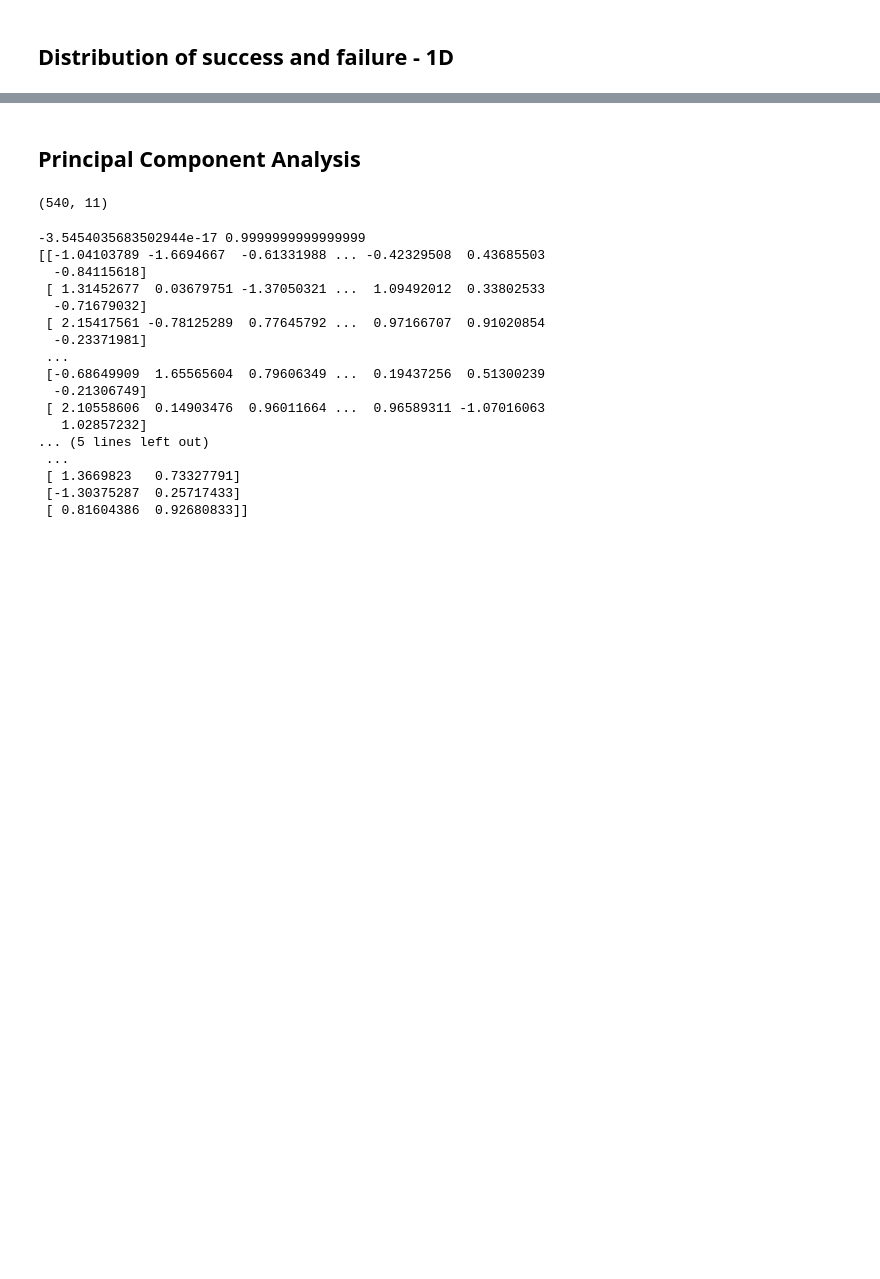
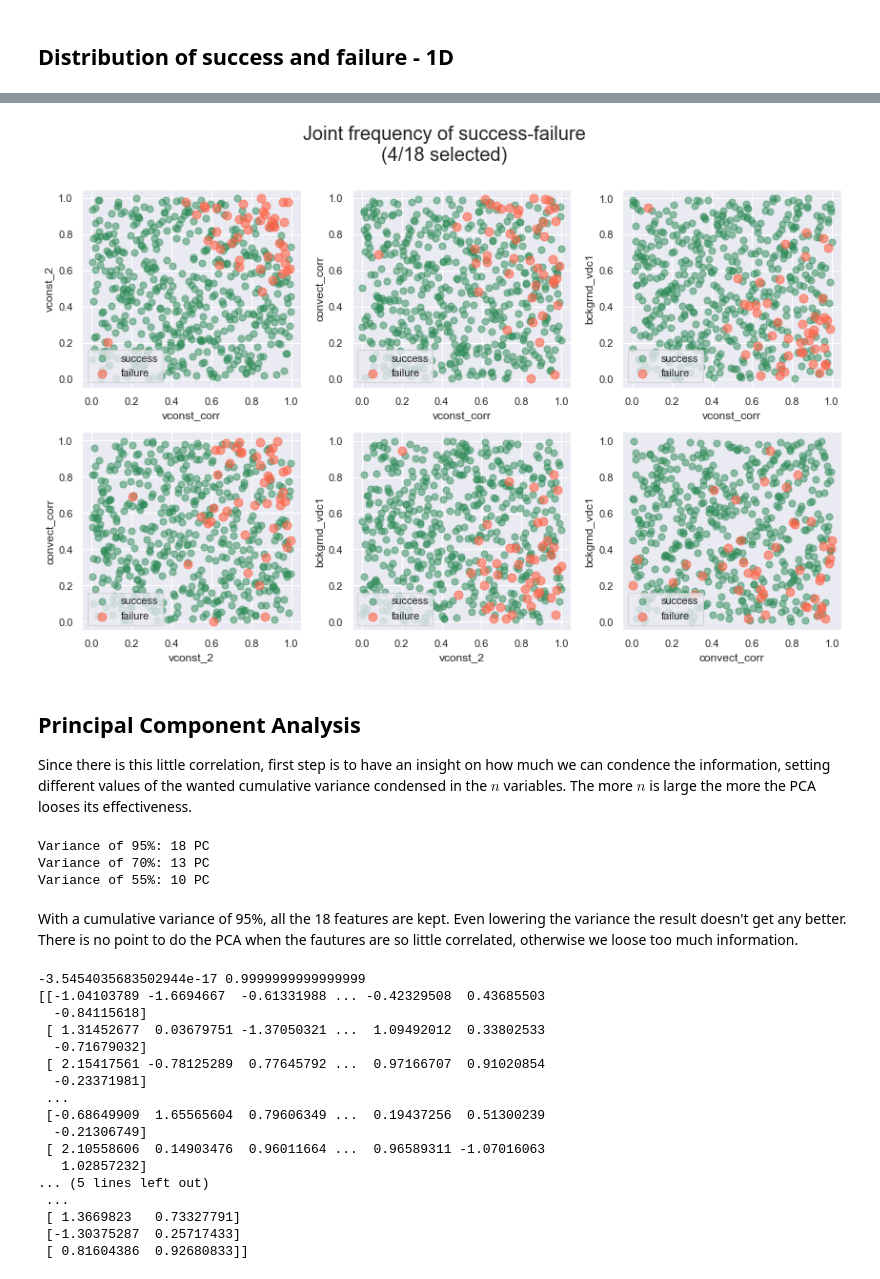
Before and after one commit to adelezaini/MachineLearning, a Jupyter notebook: Projects/Project3/Dataset_analysis.ipynb, the cells around one changed output, grey strips where cells are left out. Saved outputs shown, nothing was run; the diff lists cells and outputs as text; code cells hidden in the pictures; blank space fills up the shorter version.

```diff
--- a/Projects/Project3/Dataset_analysis.ipynb
+++ b/Projects/Project3/Dataset_analysis.ipynb
@@ -97,21 +139,59 @@ plt.show()
+# %%
+fig, axes = plt.subplots(2,3,figsize=(12,8))
+ax = axes.ravel()
+
+fs=features_sel
+c=0
+for i in range(len(fs)):
+
+    for j in range(i+1,len(fs)):
+
+        ax[c].scatter(successes[fs[i]], successes[fs[j]], marker='o', s=50,color="seagreen", alpha =0.5, label ="success")
+        ax[c].scatter(failures[fs[i]], failures[fs[j]], marker='o', s=80,color="tomato", alpha =0.6, label = "failure")
+        #ax[c].set_title(col)
+        ax[c].set_xlabel(fs[i])
+        ax[c].set_ylabel(fs[j])
+        ax[c].legend(loc =3)
+        c += 1
+
+plt.suptitle("Joint frequency of success-failure\n(4/18 selected)", size=20, y=1)
+fig.tight_layout()
+plt.grid(False)
+plt.savefig('Figures/Dataset/distributions_2D_sel.png',dpi =100)
+plt.show()
+# %% [output]
+[figure, added]
 # %% [markdown]
 ## Principal Component Analysis
+
+Since there is this little correlation, first step is to have an insight on how much we can condence the information, setting different values of the wanted cumulative variance condensed in the $n$ variables. The more $n$ is large the more the PCA looses its effectiveness.
-# %%
-from sklearn.decomposition import PCA, KernelPCA
-from sklearn.preprocessing import StandardScaler
-
-x = data.values
-x = StandardScaler().fit_transform(x) # normalizing the features
-
-pca = PCA(n_components=0.60)
-x_reduced = pca.fit_transform(x)
-
-#rbf_pca = KernelPCA(n_components = 0.95, kernel="rbf", gamma=0.04)
-#x_reduced = rbf_pca.fit_transform(x)
-
-np.shape(x_reduced)
-# %% [output]
-(540, 11)
+# %%
+from sklearn.decomposition import PCA, KernelPCA
+from sklearn.preprocessing import StandardScaler
+
+x = data.values
+x = StandardScaler().fit_transform(x) # normalizing the features
+
+pca = PCA(n_components=0.95)
+x_reduced = pca.fit_transform(x)
+
+print("Variance of 95%:", np.shape(x_reduced)[1], "PC")
+
+pca = PCA(n_components=0.70)
+x_reduced = pca.fit_transform(x)
+
+print("Variance of 70%:", np.shape(x_reduced)[1], "PC")
+
+pca = PCA(n_components=0.55)
+x_reduced = pca.fit_transform(x)
+
+print("Variance of 55%:", np.shape(x_reduced)[1], "PC")
+# %% [output]
+Variance of 95%: 18 PC
+Variance of 70%: 13 PC
+Variance of 55%: 10 PC
+# %% [markdown]
+With a cumulative variance of 95%, all the 18 features are kept. Even lowering the variance the result doesn't get any better. There is no point to do the PCA when the fautures are so little correlated, otherwise we loose too much information.
 # %%
 from sklearn.decomposition import PCA
 from sklearn.preprocessing import StandardScaler
```
Also changed, not shown: parts of 13 cells of this notebook, 28 other files.
